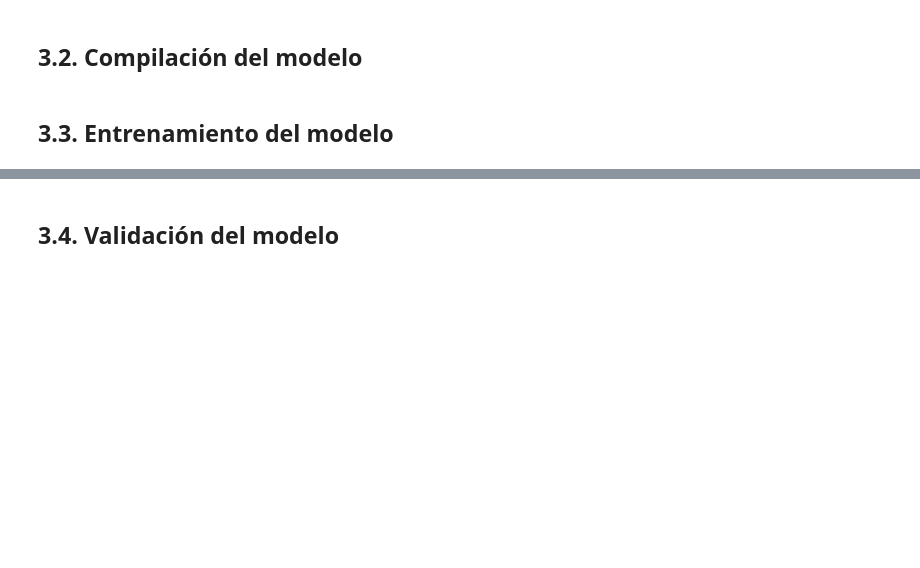
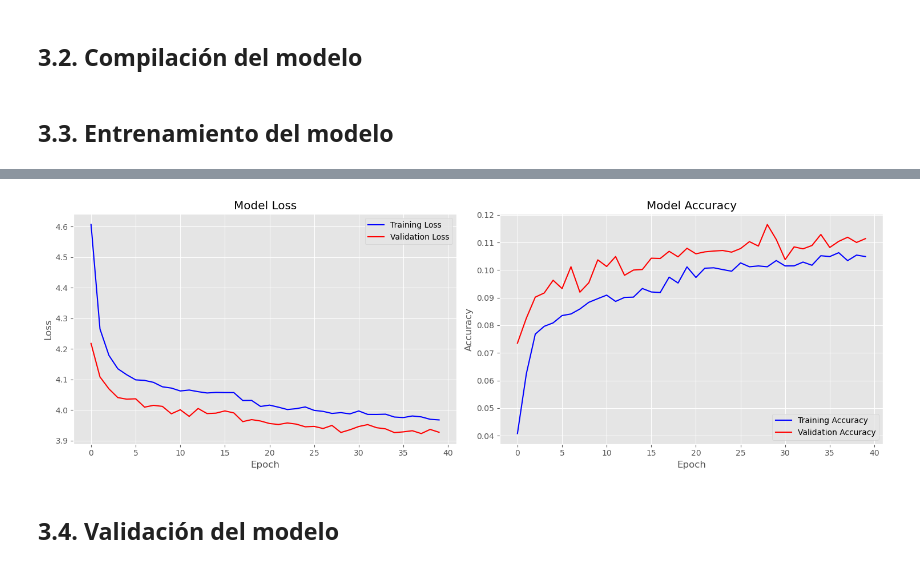
Before and after one commit to lcoronelh/CIFAR100, a Jupyter notebook: CIFAR100.ipynb, the cells around one changed output, grey strips where cells are left out. Cells and saved outputs as stored; diff of their text form; code cells hidden in the pictures; blank space fills up the shorter version.

Commit message:
Pruebas MobileNetV2

```diff
--- a/CIFAR100.ipynb
+++ b/CIFAR100.ipynb
@@ -207,5 +208,21 @@ model_transfer = Sequential([
 ])
 # %% [markdown]
 ## 3.2. Compilación del modelo
+# %%
+model_transfer1.compile(
+    loss='categorical_crossentropy',
+    optimizer=Adam(learning_rate=0.001),
+    metrics=['accuracy']
+)
+# %%
+callbacks_transfer_MobileNet = [
+    tf.keras.callbacks.EarlyStopping(patience=15),
+    tf.keras.callbacks.ReduceLROnPlateau(monitor='val_loss',
+                                        factor=0.3,
+                                        patience=5,
+                                        min_lr=1e-7),
+    tf.keras.callbacks.ModelCheckpoint('best_model.keras',
+                                     save_best_only=True)
+]
 # %% [markdown]
 ## 3.3. Entrenamiento del modelo
@@ -212,2 +271,31 @@ model_transfer = Sequential([
+# %%
+# Get number of epochs from history
+n_epochs = len(H_MobileNet.history["loss"])
+
+# Create figure with two subplots
+plt.style.use("ggplot")
+fig, (ax1, ax2) = plt.subplots(1, 2, figsize=(15, 5))
+
+# Plot Loss
+ax1.plot(np.arange(0, n_epochs), H_MobileNet.history["loss"], label="Training Loss", color='blue')
+ax1.plot(np.arange(0, n_epochs), H_MobileNet.history["val_loss"], label="Validation Loss", color='red')
+ax1.set_title("Model Loss")
+ax1.set_xlabel("Epoch")
+ax1.set_ylabel("Loss")
+ax1.legend(loc='upper right')
+
+# Plot Accuracy
+ax2.plot(np.arange(0, n_epochs), H_MobileNet.history["accuracy"], label="Training Accuracy", color='blue')
+ax2.plot(np.arange(0, n_epochs), H_MobileNet.history["val_accuracy"], label="Validation Accuracy", color='red')
+ax2.set_title("Model Accuracy")
+ax2.set_xlabel("Epoch")
+ax2.set_ylabel("Accuracy")
+ax2.legend(loc='lower right')
+
+# Adjust layout and display
+plt.tight_layout()
+plt.show()
+# %% [output]
+[figure, added]
 # %% [markdown]
 ## 3.4. Validación del modelo
```
Also changed, not shown: parts of 15 cells of this notebook, 1 other file.
